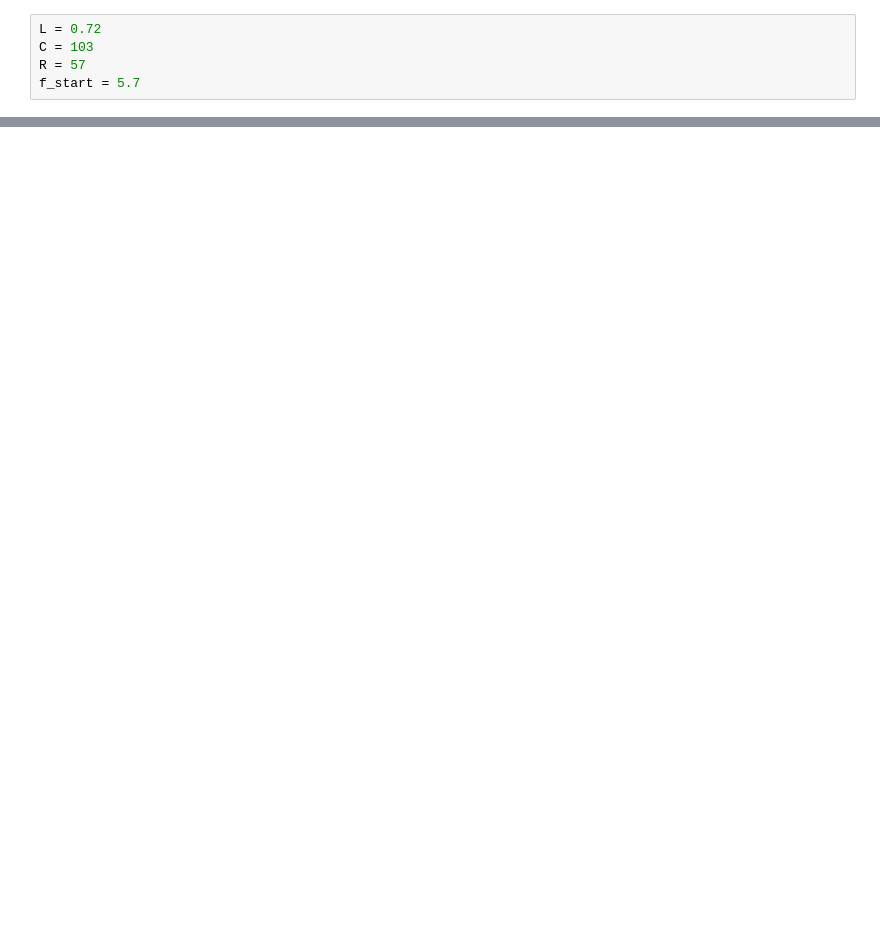
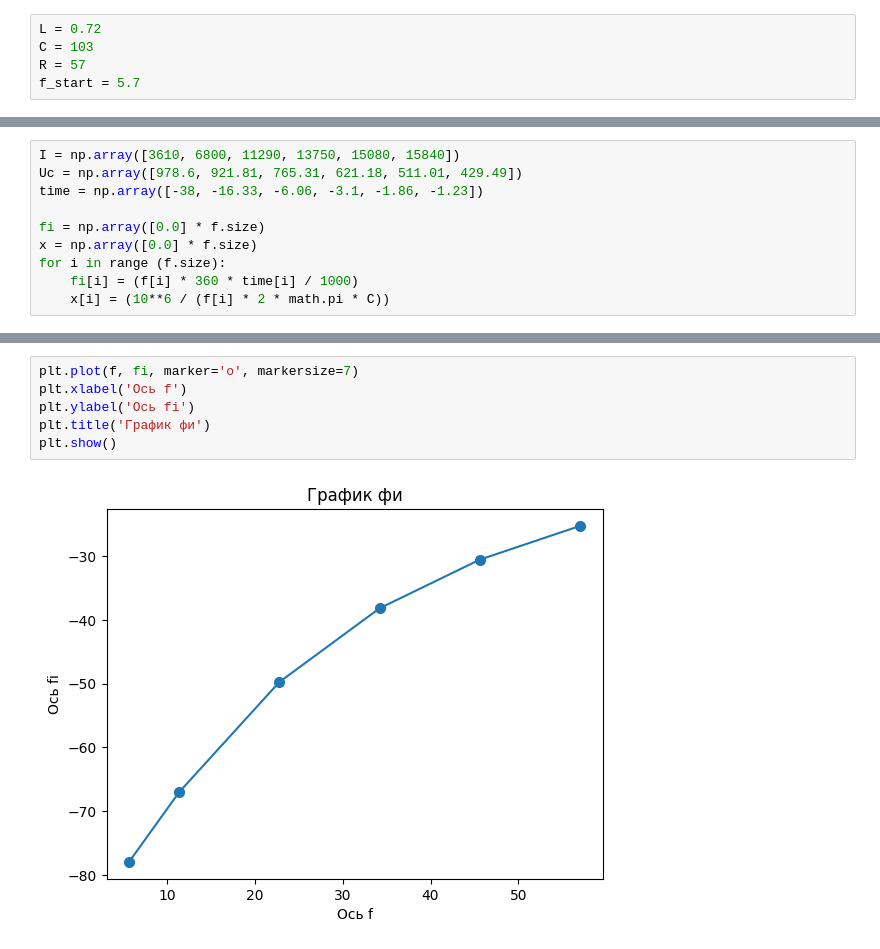
Before and after one commit to ian4ick/MIREA_fork, a Jupyter notebook: InfAndCompTechnology/Bachelor/2 course/1 Term/Electronics/Labs/2.ipynb, the cells around one changed output, grey strips where cells are left out. Drawn from its saved outputs; the diff is of its cells as text; blank space fills up the shorter version.

```diff
--- a/InfAndCompTechnology/Bachelor/2 course/1 Term/Electronics/Labs/2.ipynb
+++ b/InfAndCompTechnology/Bachelor/2 course/1 Term/Electronics/Labs/2.ipynb
@@ -26,0 +58,10 @@ for i in range(6):
+# %%
+I = np.array([3610, 6800, 11290, 13750, 15080, 15840])
+Uc = np.array([978.6, 921.81, 765.31, 621.18, 511.01, 429.49])
+time = np.array([-38, -16.33, -6.06, -3.1, -1.86, -1.23])
+
+fi = np.array([0.0] * f.size)
+x = np.array([0.0] * f.size)
+for i in range (f.size):
+    fi[i] = (f[i] * 360 * time[i] / 1000)
+    x[i] = (10**6 / (f[i] * 2 * math.pi * C))
@@ -26,0 +78,8 @@ for i in range(6):
+# %%
+plt.plot(f, fi, marker='o', markersize=7)
+plt.xlabel('Ось f')
+plt.ylabel('Ось fi')
+plt.title('График фи')
+plt.show()
+# %% [output]
+[figure, added]
```
Also changed, not shown: parts of 18 cells of this notebook, 2 other files.
